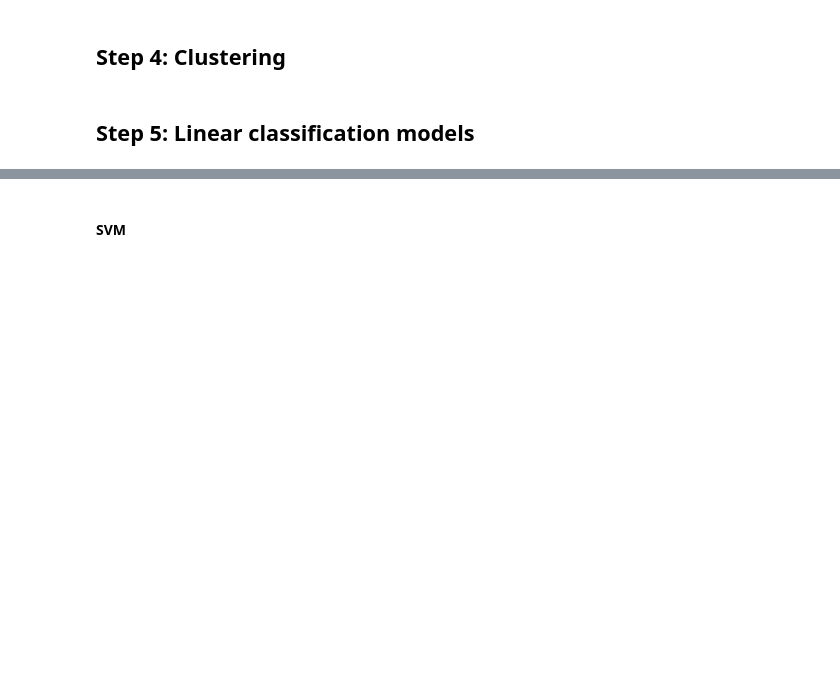
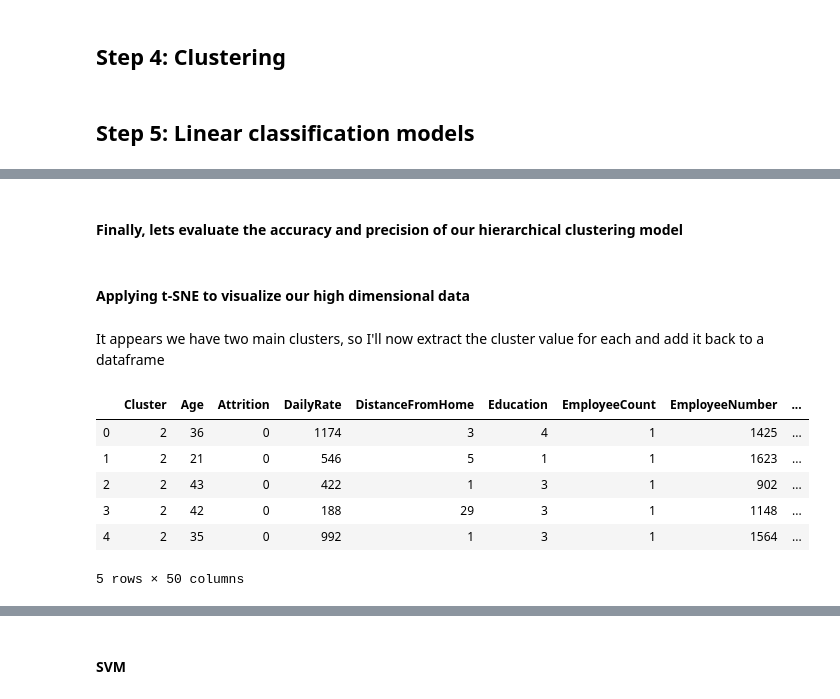
Before and after one commit to nicholaslesh/IBM-People-Analytics-Group-Project, a Jupyter notebook: people_analytics_master_script.ipynb, the cells around one changed output, grey strips where cells are left out. Saved outputs shown, nothing was run; the diff lists cells and outputs as text; code cells hidden in the pictures; blank space fills up the shorter version.

```diff
--- a/people_analytics_master_script.ipynb
+++ b/people_analytics_master_script.ipynb
@@ -216,0 +289,20 @@ Number transactions y_test dataset:  (368,)
+# %% [markdown]
+#### Finally, lets evaluate the accuracy and precision of our hierarchical clustering model
+# %% [markdown]
+#### Applying t-SNE to visualize our high dimensional data
+# %% [markdown]
+It appears we have two main clusters, so I'll now extract the cluster value for each and add it back to a dataframe
+# %%
+# For simplicity of code re-use, I'm moving my cluster column to be the first column in the df
+cols = list(clusteredTrainXData.columns)
+cols = [cols[-1]] + cols[:-1]
+clusteredTrainXData = clusteredTrainXData[cols]
+clusteredTrainXData.head()
+# %% [output]
+|  | Cluster | Age | Attrition | DailyRate | DistanceFromHome | Education | EmployeeCount | EmployeeNumber | ... |
+| 0 | 2 | 36 | 0 | 1174 | 3 | 4 | 1 | 1425 | ... |
+| 1 | 2 | 21 | 0 | 546 | 5 | 1 | 1 | 1623 | ... |
+| 2 | 2 | 43 | 0 | 422 | 1 | 3 | 1 | 902 | ... |
+| 3 | 2 | 42 | 0 | 188 | 29 | 3 | 1 | 1148 | ... |
+| 4 | 2 | 35 | 0 | 992 | 1 | 3 | 1 | 1564 | ... |
+5 rows × 50 columns
```
Also changed, not shown: parts of 11 cells of this notebook, 2 other files.
